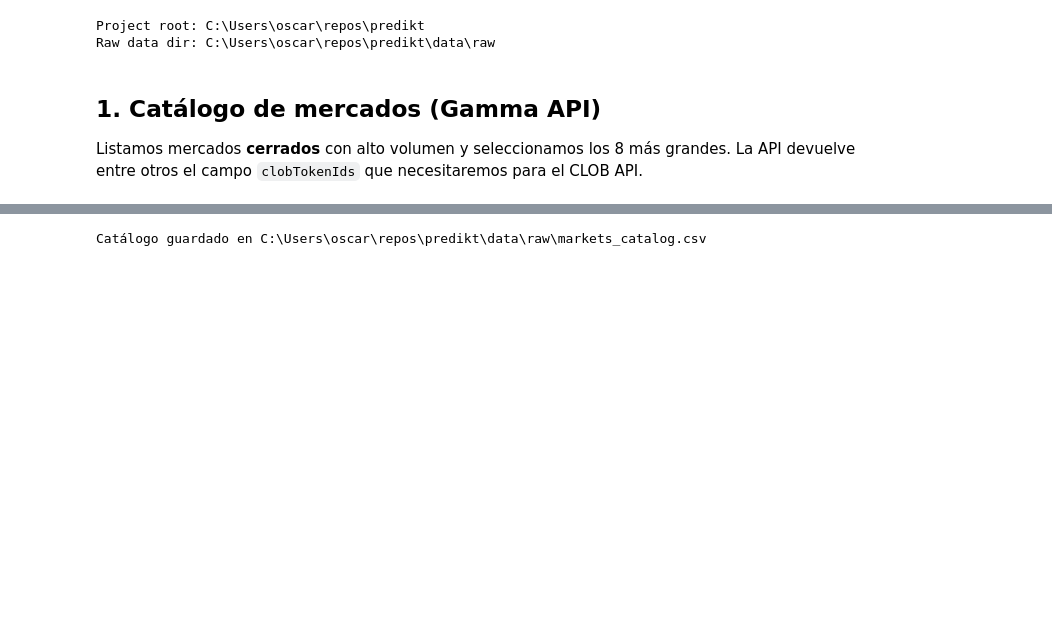
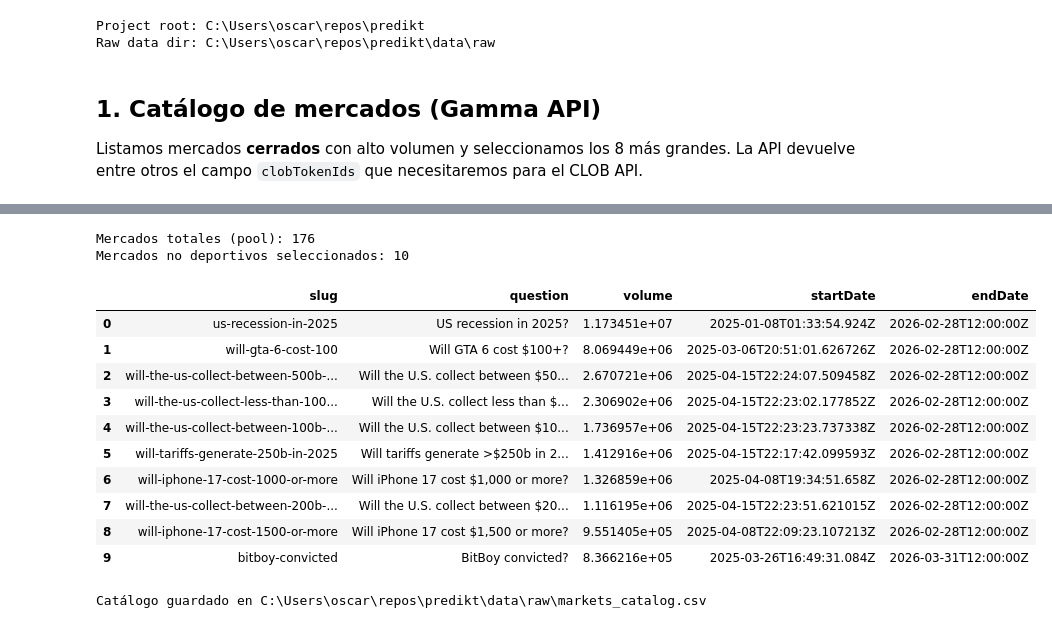
Before and after one commit to Kicho115/predikt, a Jupyter notebook: notebooks/01_data_collection.ipynb, the cells around one changed output, grey strips where cells are left out. Cells and saved outputs as stored; diff of their text form; code cells hidden in the pictures; blank space fills up the shorter version.

Commit message:
Get diverse markets instead of sports markets

```diff
--- a/notebooks/01_data_collection.ipynb
+++ b/notebooks/01_data_collection.ipynb
@@ -62,3 +40,47 @@ Mercados encontrados: 10
+# %%
+SPORTS_KEYWORDS = [
+    "super bowl", "nfl", "nba", "mlb", "nhl", "ufc", "fifa",
+    "championship", "world cup", "stanley cup", "bowl", "playoffs",
+    "win the", "golden boot", "grand slam", "wimbledon", "formula 1", "nascar",
+    "premier league", "champions league",
+]
+
+def is_sports(question: str) -> bool:
+    return any(kw in question.lower() for kw in SPORTS_KEYWORDS)
+
+
+pm = PolymarketClient(request_delay=0.4)
+
+# Fetch a large pool of recently-closed markets (Feb-Apr 2026)
+all_markets = pm.list_markets(
+    closed=True, active=False, limit=200,
+    end_date_min="2026-02-01", end_date_max="2026-04-24",
+    min_volume=5_000,
+)
+print(f"Mercados totales (pool): {len(all_markets)}")
+
+# Filter out sports markets (these have extreme UP/DOWN imbalance)
+markets = (
+    all_markets[~all_markets["question"].apply(is_sports)]
+    .nlargest(10, "volume")
+    .reset_index(drop=True)
+)
+print(f"Mercados no deportivos seleccionados: {len(markets)}")
+markets[["slug", "question", "volume", "startDate", "endDate"]]
+# %% [output]
+Mercados totales (pool): 176
+Mercados no deportivos seleccionados: 10
+|  | slug | question | volume | startDate | endDate |
+| 0 | us-recession-in-2025 | US recession in 2025? | 1.173451e+07 | 2025-01-08T01:33:54.924Z | 2026-02-28T12:00:00Z |
+| 1 | will-gta-6-cost-100 | Will GTA 6 cost $100+? | 8.069449e+06 | 2025-03-06T20:51:01.626726Z | 2026-02-28T12:00:00Z |
+| 2 | will-the-us-collect-between-500b-... | Will the U.S. collect between $50... | 2.670721e+06 | 2025-04-15T22:24:07.509458Z | 2026-02-28T12:00:00Z |
+| 3 | will-the-us-collect-less-than-100... | Will the U.S. collect less than $... | 2.306902e+06 | 2025-04-15T22:23:02.177852Z | 2026-02-28T12:00:00Z |
+| 4 | will-the-us-collect-between-100b-... | Will the U.S. collect between $10... | 1.736957e+06 | 2025-04-15T22:23:23.737338Z | 2026-02-28T12:00:00Z |
+| 5 | will-tariffs-generate-250b-in-2025 | Will tariffs generate >$250b in 2... | 1.412916e+06 | 2025-04-15T22:17:42.099593Z | 2026-02-28T12:00:00Z |
+| 6 | will-iphone-17-cost-1000-or-more | Will iPhone 17 cost $1,000 or more? | 1.326859e+06 | 2025-04-08T19:34:51.658Z | 2026-02-28T12:00:00Z |
+| 7 | will-the-us-collect-between-200b-... | Will the U.S. collect between $20... | 1.116195e+06 | 2025-04-15T22:23:51.621015Z | 2026-02-28T12:00:00Z |
+| 8 | will-iphone-17-cost-1500-or-more | Will iPhone 17 cost $1,500 or more? | 9.551405e+05 | 2025-04-08T22:09:23.107213Z | 2026-02-28T12:00:00Z |
+| 9 | bitboy-convicted | BitBoy convicted? | 8.366216e+05 | 2025-03-26T16:49:31.084Z | 2026-03-31T12:00:00Z |
 # %%
 # Save catalog
 catalog_path = RAW_DIR / "markets_catalog.csv"
```
Also changed, not shown: parts of 4 cells of this notebook, 3 other files.
